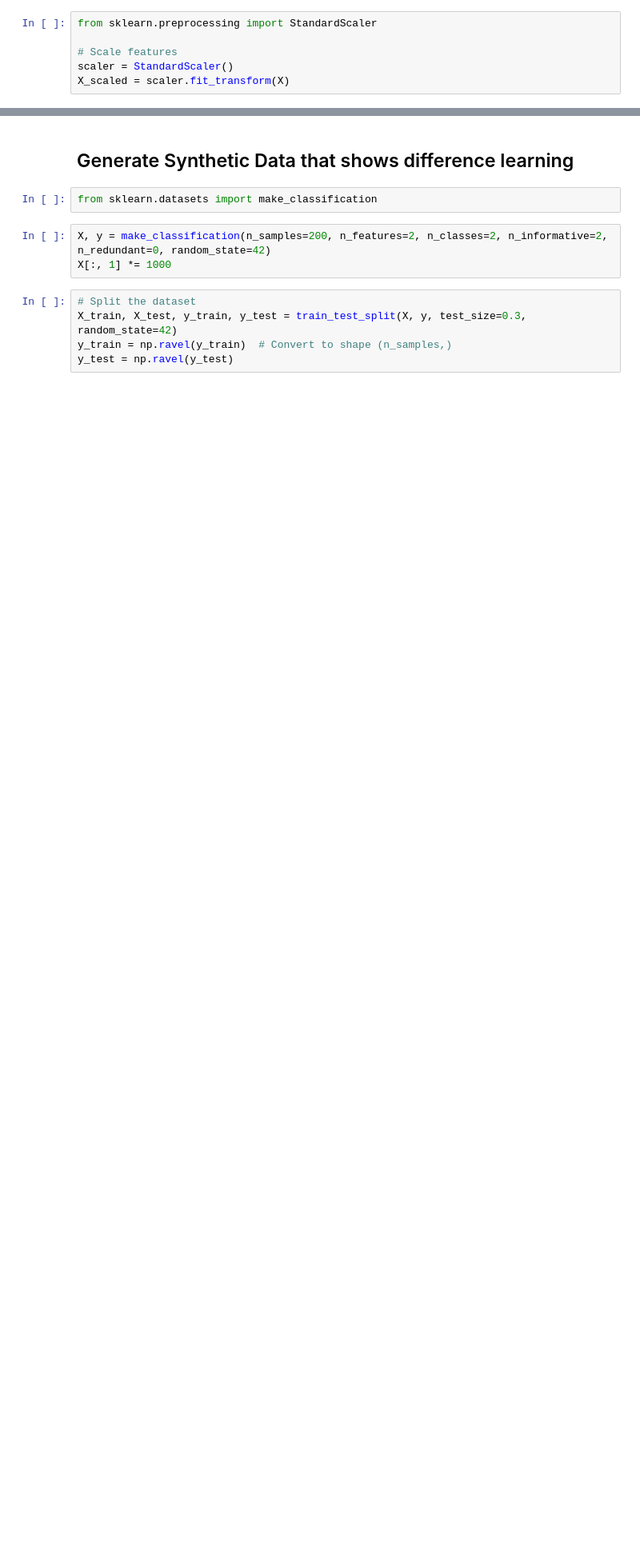
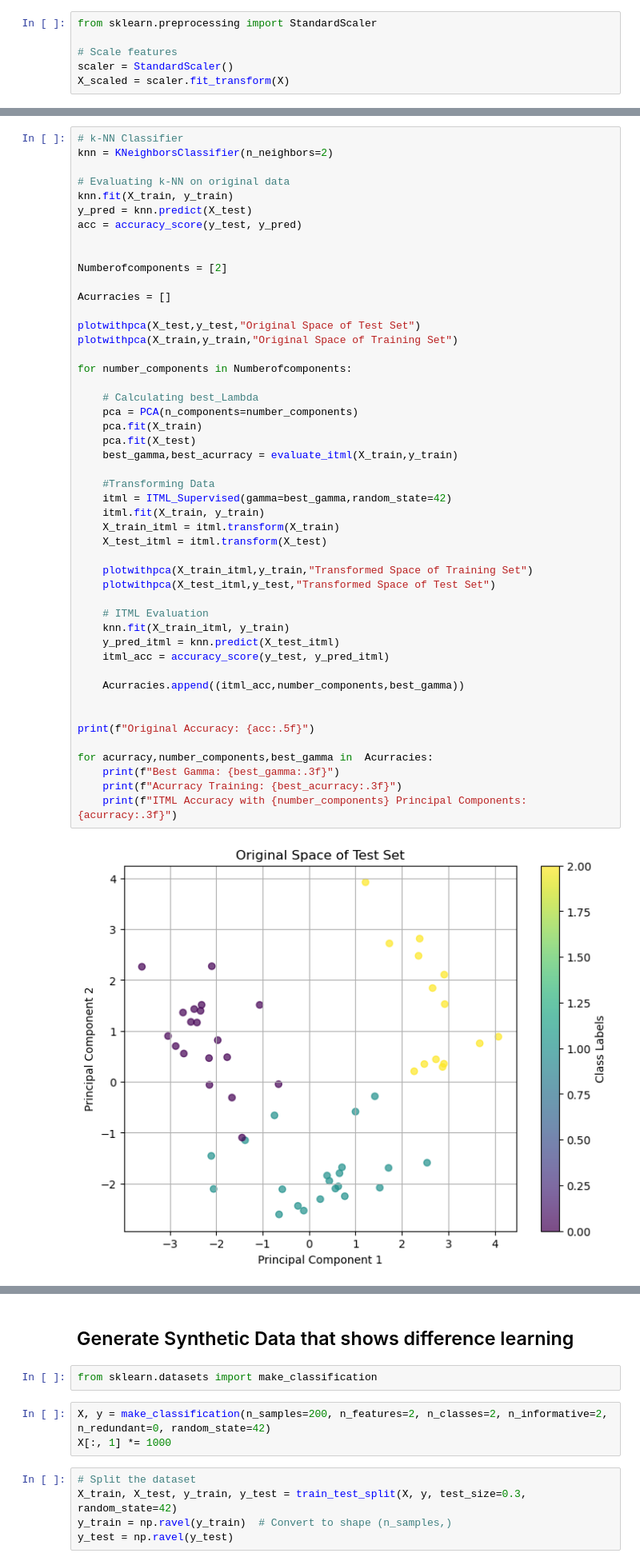
Before and after one commit to Evicten/sml_distance_learning, a Jupyter notebook: distance_learning.ipynb, the cells around one changed output, grey strips where cells are left out. Shown: that part at 80% size. Saved outputs shown, nothing was run; the diff lists cells and outputs as text; blank space fills up the shorter version.

```diff
--- a/distance_learning.ipynb
+++ b/distance_learning.ipynb
@@ -60,0 +354,50 @@ print(y.shape)
+# %%
+# k-NN Classifier
+knn = KNeighborsClassifier(n_neighbors=2)
+
+# Evaluating k-NN on original data
+knn.fit(X_train, y_train)
+y_pred = knn.predict(X_test)
+acc = accuracy_score(y_test, y_pred)
+
+
+Numberofcomponents = [2]
+
+Acurracies = []
+
+plotwithpca(X_test,y_test,"Original Space of Test Set")
+plotwithpca(X_train,y_train,"Original Space of Training Set")
+
+for number_components in Numberofcomponents:
+
+    # Calculating best_Lambda
+    pca = PCA(n_components=number_components)
+    pca.fit(X_train)
+    pca.fit(X_test)
+    best_gamma,best_acurracy = evaluate_itml(X_train,y_train)
+
+    #Transforming Data
+    itml = ITML_Supervised(gamma=best_gamma,random_state=42)
+    itml.fit(X_train, y_train)
+    X_train_itml = itml.transform(X_train)
+    X_test_itml = itml.transform(X_test)
+
+    plotwithpca(X_train_itml,y_train,"Transformed Space of Training Set")
+    plotwithpca(X_test_itml,y_test,"Transformed Space of Test Set")
+
+    # ITML Evaluation
+    knn.fit(X_train_itml, y_train)
+    y_pred_itml = knn.predict(X_test_itml)
+    itml_acc = accuracy_score(y_test, y_pred_itml)
+
+    Acurracies.append((itml_acc,number_components,best_gamma))
+
+
+print(f"Original Accuracy: {acc:.5f}")
+
+for acurracy,number_components,best_gamma in  Acurracies:
+    print(f"Best Gamma: {best_gamma:.3f}")
+    print(f"Acurracy Training: {best_acurracy:.3f}")
+    print(f"ITML Accuracy with {number_components} Principal Components: {acurracy:.3f}")
+# %% [output]
+[figure, added]
```
Also changed, not shown: parts of 24 cells of this notebook.
